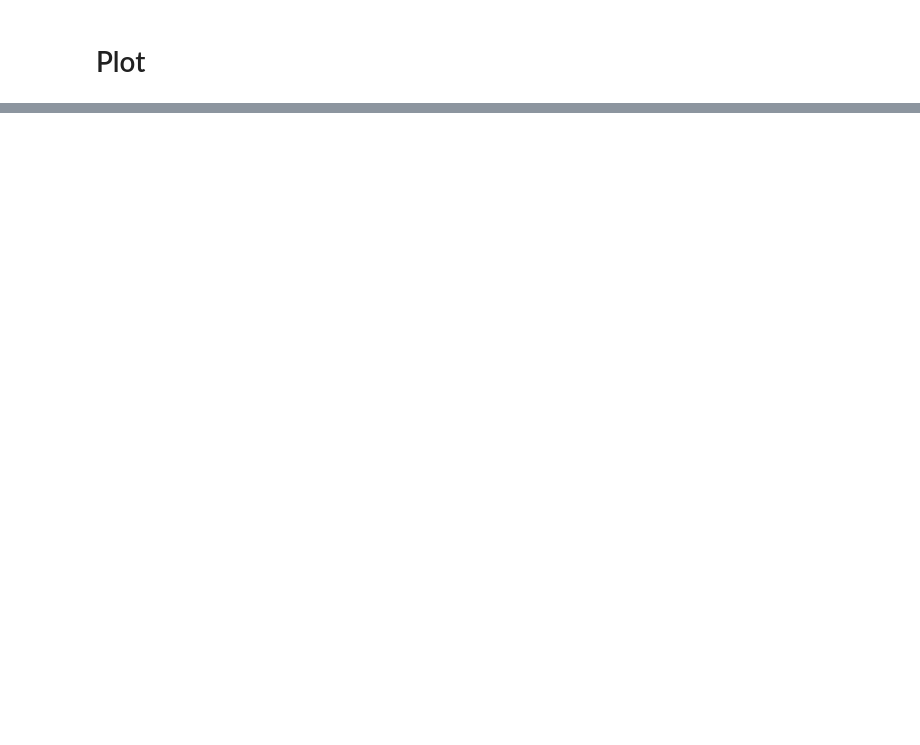
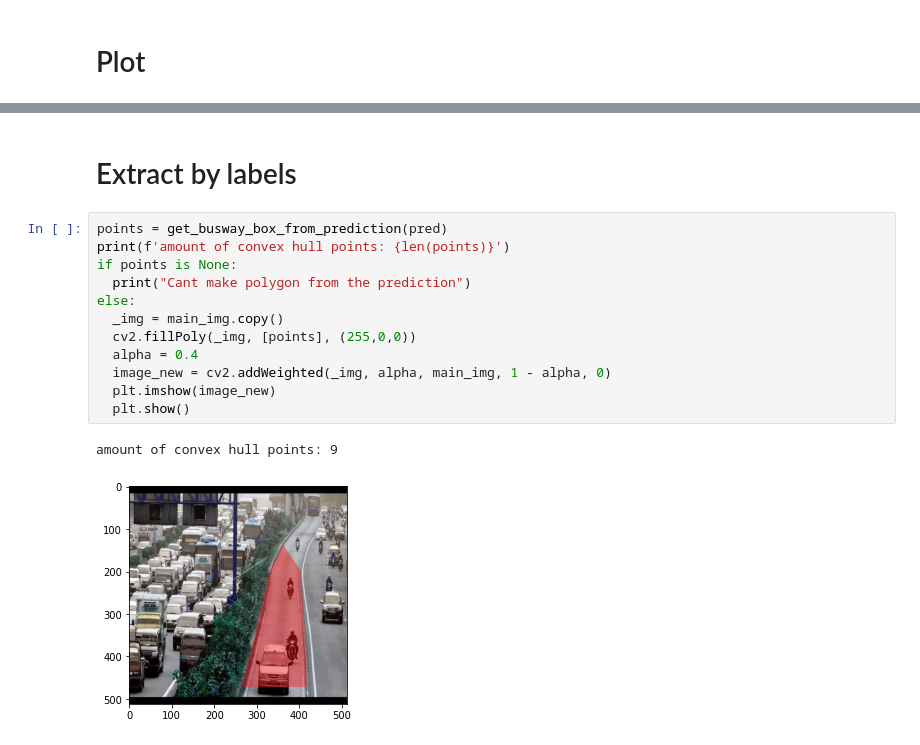
Before and after one commit to ariqbasyar/Busway-Traffic-Violation-Detection, a Jupyter notebook: model/busway-lane-detection-yolo/example.ipynb, the cells around one changed output, grey strips where cells are left out. Drawn from its saved outputs; the diff is of its cells as text; blank space fills up the shorter version.

Commit message:
add busway lane bounding box to example.ipynb

```diff
--- a/model/busway-lane-detection-yolo/example.ipynb
+++ b/model/busway-lane-detection-yolo/example.ipynb
@@ -77,3 +83,20 @@ plt.imshow(labeled_img)
 plt.show()
 # %% [output]
 [figure]
+# %% [markdown]
+# Extract by labels
+# %%
+points = get_busway_box_from_prediction(pred)
+print(f'amount of convex hull points: {len(points)}')
+if points is None:
+  print("Cant make polygon from the prediction")
+else:
+  _img = main_img.copy()
+  cv2.fillPoly(_img, [points], (255,0,0))
+  alpha = 0.4
+  image_new = cv2.addWeighted(_img, alpha, main_img, 1 - alpha, 0)
+  plt.imshow(image_new)
+  plt.show()
+# %% [output]
+amount of convex hull points: 9
+[figure, added]
```
Also changed, not shown: parts of 5 cells of this notebook.
